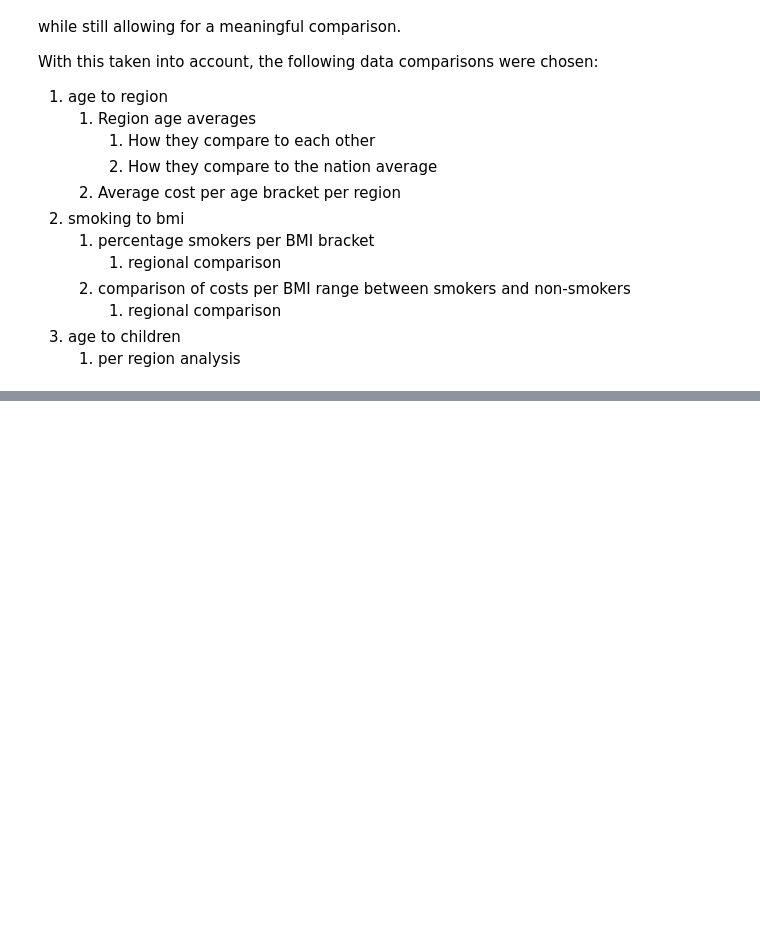
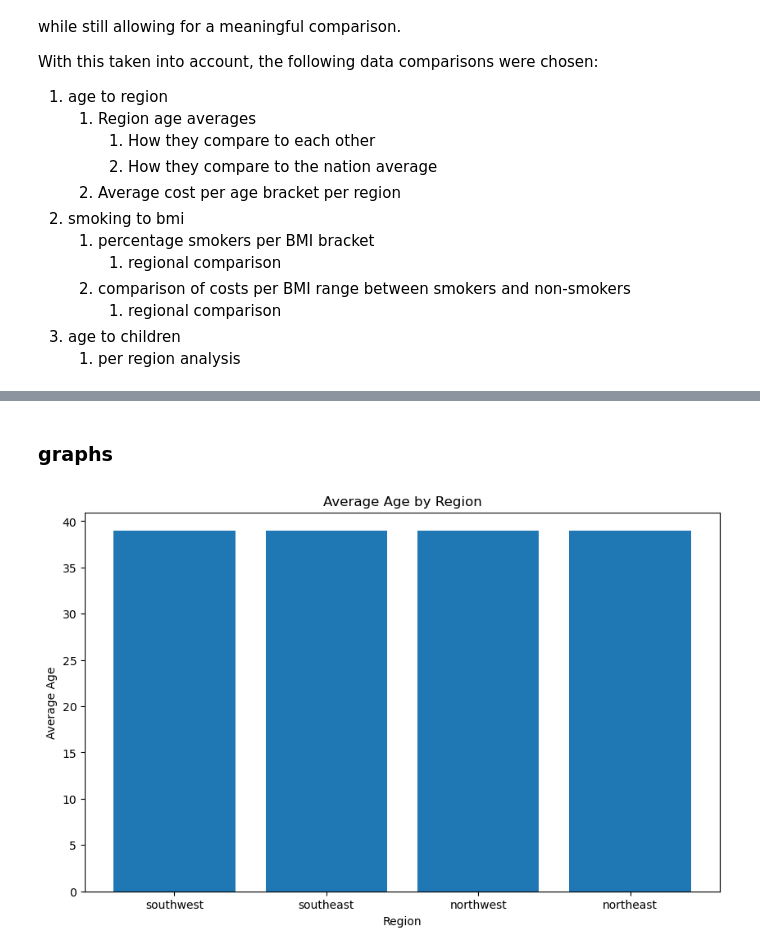
Before and after one commit to jbreaper/Codecademy-US-Medical-Insurance-Project, a Jupyter notebook: python-portfolio-project-starter-files/us-medical-insurance-costs.ipynb, the cells around one changed output, grey strips where cells are left out. Cells and saved outputs as stored; diff of their text form; code cells hidden in the pictures; blank space fills up the shorter version.

```diff
--- a/python-portfolio-project-starter-files/us-medical-insurance-costs.ipynb
+++ b/python-portfolio-project-starter-files/us-medical-insurance-costs.ipynb
@@ -42,23 +42,3 @@ With this taken into account, the following data comparisons were chosen:
       1. regional comparison
 3. age to children
    1. per region analysis
-# %%
-import csv
-
-
-# Age to Region variables
-ageRegion = {}
-aveAgeRegional = {}
-aveAgeNational = {}
-ageBracketRegional = {}
-ageBracketNational = {}
-
-# Smoking to BMI variables
-smokerBMIRegional = {}
-smokerBMINational = {}
-nonSmokerBMIRegional = {}
-nonSmokerBMINational = {}
-
-# age to children
-ageBracketChildrenRegional = {}
-ageBracketChildrenNational = {}
@@ -68,0 +280,5 @@ with open('insurance.csv', 'r') as csvFile:
+# %%
+for region, ages in ageRegion.items():
+    aveAgeRegional[region] = round(sum(ages) / len(ages), 0)
+
+aveAgeNational = round(sum(totalAges) / totalEntries, 0)
@@ -68,0 +356,11 @@ with open('insurance.csv', 'r') as csvFile:
+# %% [markdown]
+### graphs
+# %%
+plt.figure(figsize=(10, 6))
+plt.bar(aveAgeRegional.keys(), aveAgeRegional.values())
+plt.title('Average Age by Region')
+plt.xlabel('Region')
+plt.ylabel('Average Age')
+plt.show()
+# %% [output]
+[figure, added]
```
Also changed, not shown: parts of 15 cells of this notebook, 1 other file.
